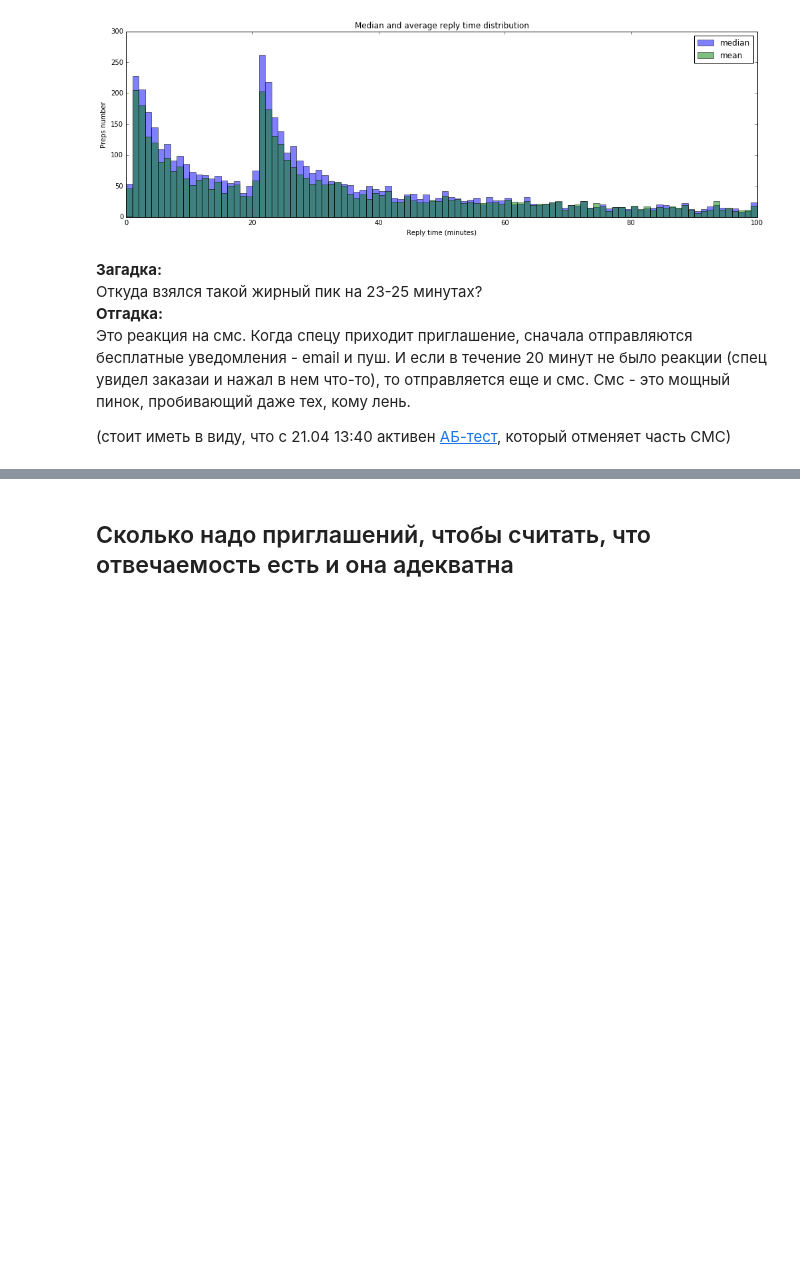
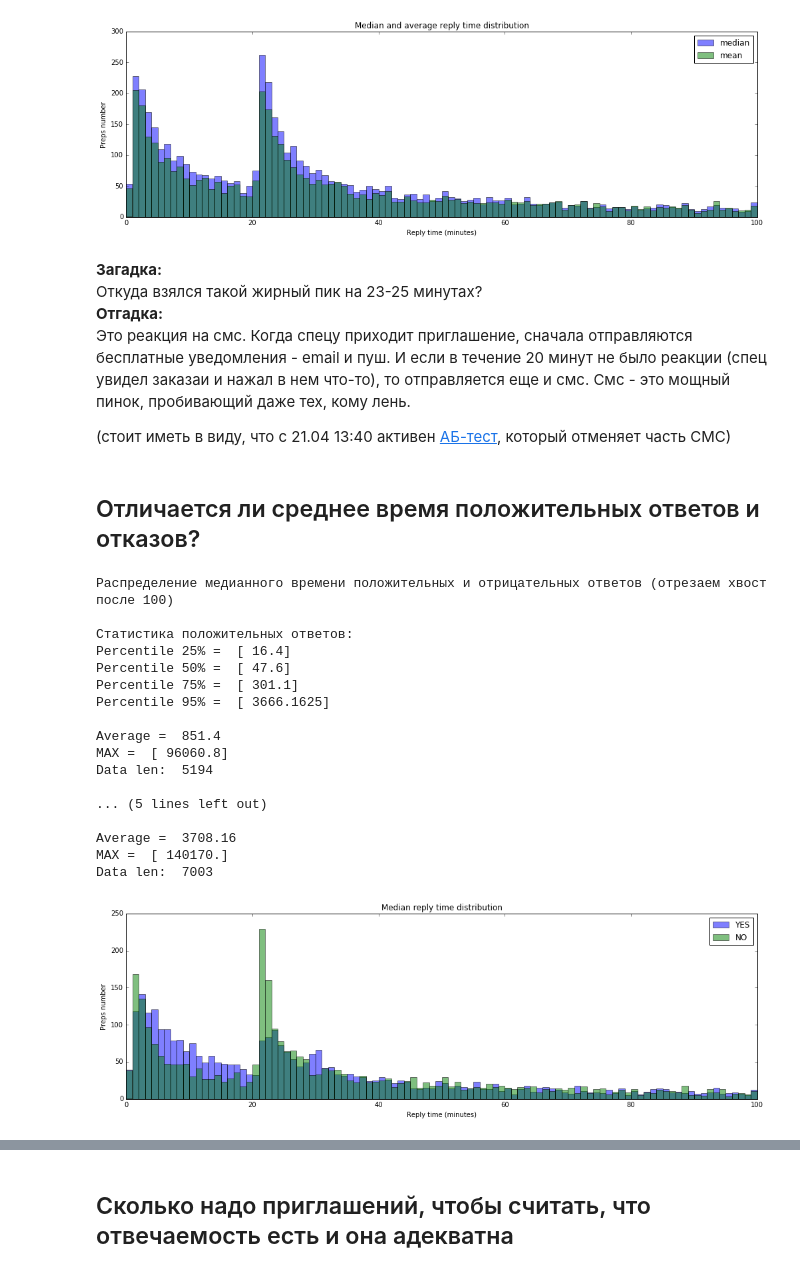
Before and after one commit to NadyaMotina/profi_analytics, a Jupyter notebook: Prep Ratings/responsiveness_research.ipynb, the cells around one changed output, grey strips where cells are left out. Saved outputs shown, nothing was run; the diff lists cells and outputs as text; code cells hidden in the pictures; blank space fills up the shorter version.

```diff
--- a/Prep Ratings/responsiveness_research.ipynb
+++ b/Prep Ratings/responsiveness_research.ipynb
@@ -317,3 +377,68 @@ Data len:  9685
 Это реакция на смс. Когда спецу приходит приглашение, сначала отправляются бесплатные уведомления - email и пуш. И если в течение 20 минут не было реакции (спец увидел заказаи и нажал в нем что-то), то отправляется еще и смс. Смс - это мощный пинок, пробивающий даже тех, кому лень.
 
 (стоит иметь в виду, что с 21.04 13:40 активен [АБ-тест](https://repetitors.info/admin/aforum/?t=155747), который отменяет часть СМС)
+# %% [markdown]
+## Отличается ли среднее время положительных ответов и отказов?
+# %%
+# Отказы
+
+df_answered_invites_no = df[(df['answer_id'] > 0) & (df['answer_code'].isin(['r_order_refused', 'r_order_refused0']))]
+df_first_invites_no = df_answered_invites_no.groupby(['prep_id', 'order_id', 'invite_dt'])['invite_dt'].agg(['min'])
+df_first_answers_no = df_answered_invites_no.groupby(['prep_id', 'order_id', 'invite_dt'])['answer_dt'].agg(['min'])
+
+df_answers_diffs_no = df_first_answers_no - df_first_invites_no
+df_answers_diffs_no['minutes_diff'] = df_answers_diffs_no['min'].dt.total_seconds() / 60
+df_answers_diffs_no['minutes_diff'] = df_answers_diffs_no['minutes_diff'].round(1)
+
+median_answer_time_no = df_answers_diffs_no.groupby(level = 0).median()
+
+# Положительные ответы
+
+df_answered_invites_yes = df[(df['answer_id'] > 0) & (df['answer_code'].isin(['r_zayavka', 'r_zayavka0']))]
+df_first_invites_yes = df_answered_invites_yes.groupby(['prep_id', 'order_id', 'invite_dt'])['invite_dt'].agg(['min'])
+df_first_answers_yes = df_answered_invites_yes.groupby(['prep_id', 'order_id', 'invite_dt'])['answer_dt'].agg(['min'])
+
+df_answers_diffs_yes = df_first_answers_yes - df_first_invites_yes
+df_answers_diffs_yes['minutes_diff'] = df_answers_diffs_yes['min'].dt.total_seconds() / 60
+df_answers_diffs_yes['minutes_diff'] = df_answers_diffs_yes['minutes_diff'].round(1)
+
+median_answer_time_yes = df_answers_diffs_yes.groupby(level = 0).median()
+# %%
+MAX_VALUE = 100
+print "Распределение медианного времени положительных и отрицательных ответов (отрезаем хвост после {0})".format(MAX_VALUE)
+
+print '\nСтатистика положительных ответов:'
+show_usual_stats(median_answer_time_yes.values)
+
+print '\nСтатистика отказов:'
+show_usual_stats(median_answer_time_no.values)
+
+plt.figure(figsize=(17,5))
+
+plt.hist(median_answer_time_yes.values, bins = 100, alpha=0.5, label='YES', range = (0,MAX_VALUE))
+plt.hist(median_answer_time_no.values, bins = 100, alpha=0.5, label='NO', range = (0,MAX_VALUE))
+
+plt.legend(loc='upper right')
+plt.title('Median reply time distribution')
+plt.xlabel('Reply time (minutes)')
+plt.ylabel('Preps number')
+plt.show()
+# %% [output]
+Распределение медианного времени положительных и отрицательных ответов (отрезаем хвост после 100)
+
+Статистика положительных ответов:
+Percentile 25% =  [ 16.4]
+Percentile 50% =  [ 47.6]
+Percentile 75% =  [ 301.1]
+Percentile 95% =  [ 3666.1625]
+
+Average =  851.4
+MAX =  [ 96060.8]
+Data len:  5194
+
+... (5 lines left out)
+
+Average =  3708.16
+MAX =  [ 140170.]
+Data len:  7003
+[figure, added]
```
Also changed, not shown: parts of 12 cells of this notebook.
